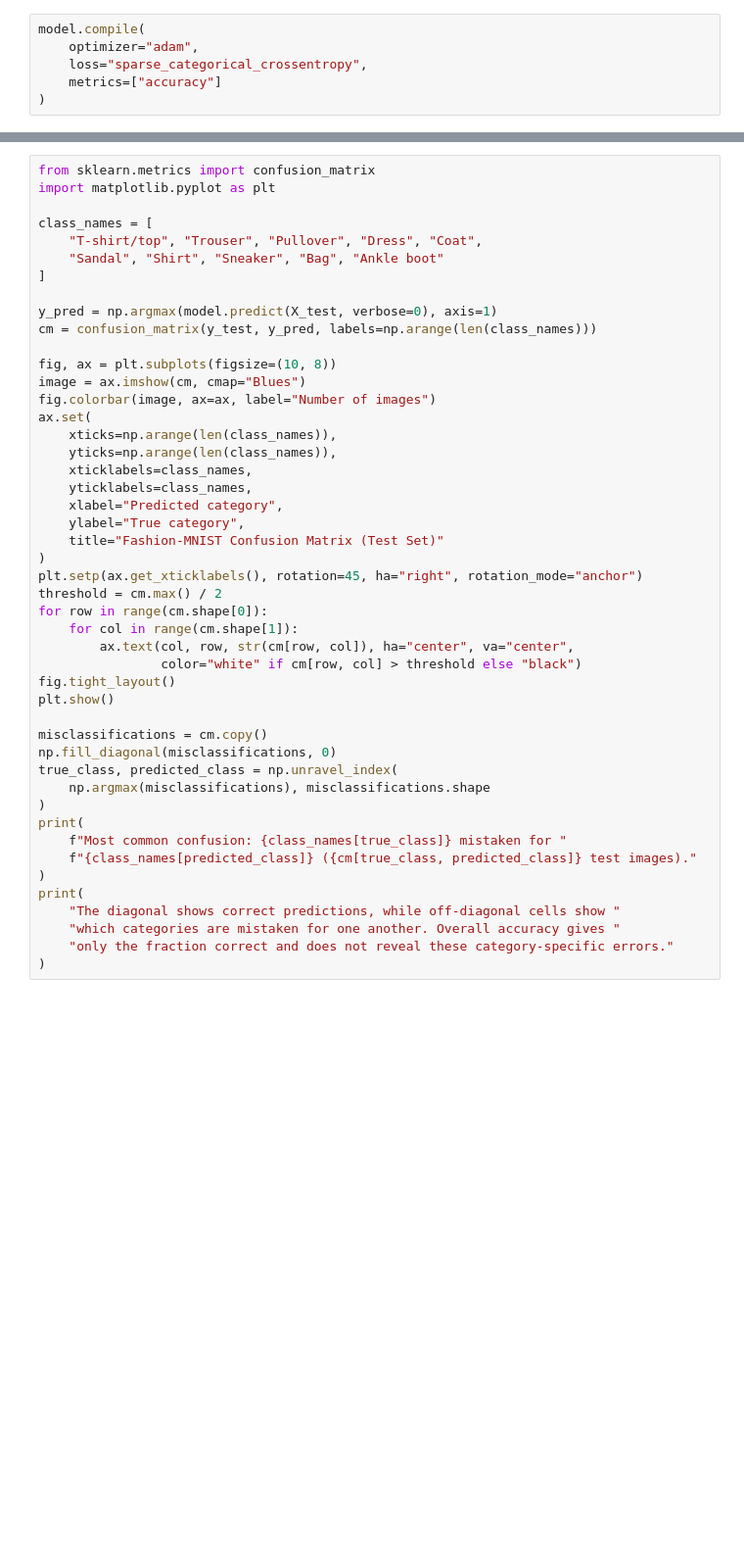
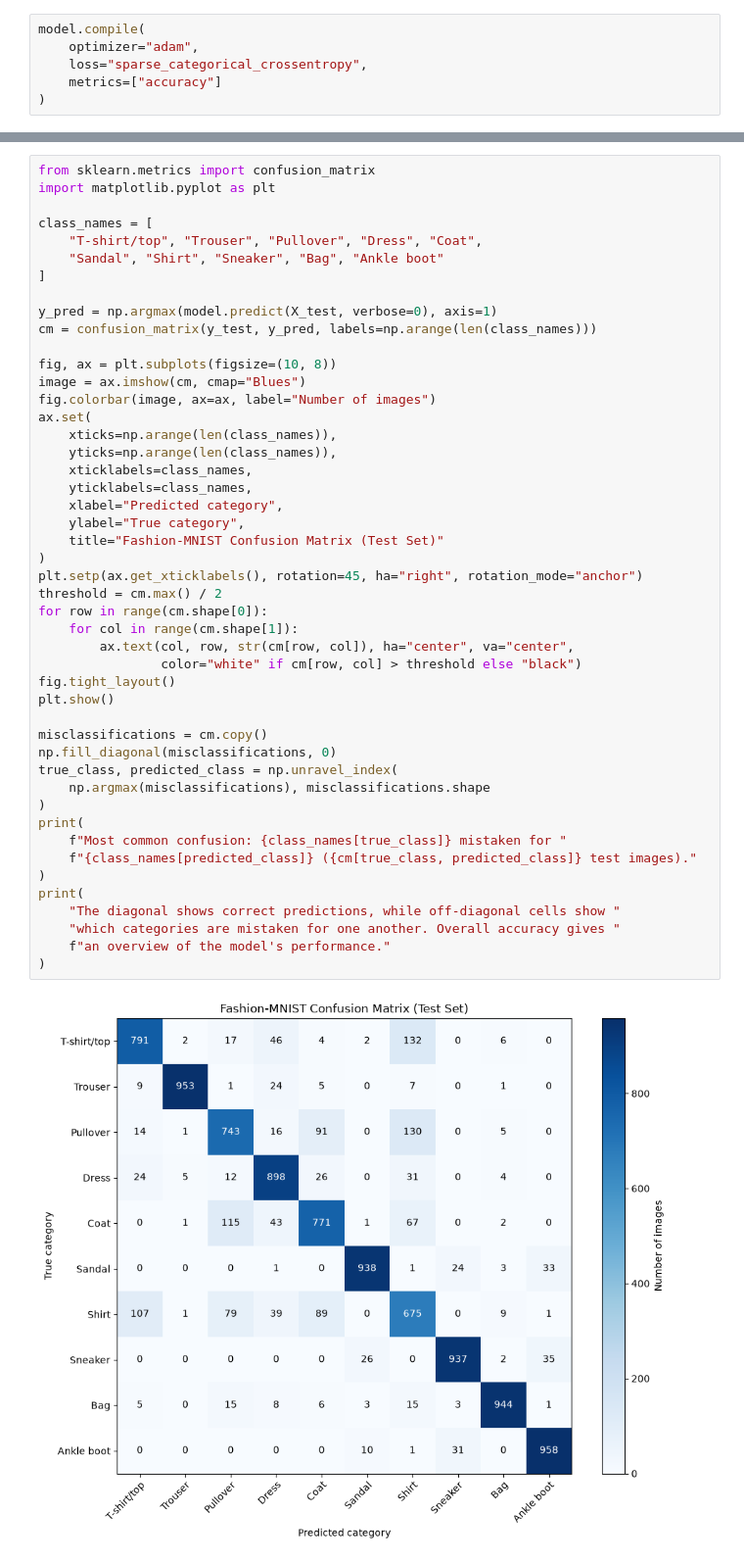
Before and after one commit to Bambi-boy/ml-assignment-3, a Jupyter notebook: ml-assign3.ipynb, the cells around one changed output, grey strips where cells are left out. Shown at 98% size. Drawn from its saved outputs; the diff is of its cells as text; blank space fills up the shorter version.

```diff
--- a/ml-assign3.ipynb
+++ b/ml-assign3.ipynb
@@ -104,31 +104,33 @@ ax.set(
     xticks=np.arange(len(class_names)),
     yticks=np.arange(len(class_names)),
     xticklabels=class_names,
     yticklabels=class_names,
     xlabel="Predicted category",
     ylabel="True category",
     title="Fashion-MNIST Confusion Matrix (Test Set)"
 )
 plt.setp(ax.get_xticklabels(), rotation=45, ha="right", rotation_mode="anchor")
 threshold = cm.max() / 2
 for row in range(cm.shape[0]):
     for col in range(cm.shape[1]):
         ax.text(col, row, str(cm[row, col]), ha="center", va="center",
                 color="white" if cm[row, col] > threshold else "black")
 fig.tight_layout()
 plt.show()
 
 misclassifications = cm.copy()
 np.fill_diagonal(misclassifications, 0)
 true_class, predicted_class = np.unravel_index(
     np.argmax(misclassifications), misclassifications.shape
 )
 print(
     f"Most common confusion: {class_names[true_class]} mistaken for "
     f"{class_names[predicted_class]} ({cm[true_class, predicted_class]} test images)."
 )
 print(
     "The diagonal shows correct predictions, while off-diagonal cells show "
     "which categories are mistaken for one another. Overall accuracy gives "
-    "only the fraction correct and does not reveal these category-specific errors."
+    f"an overview of the model's performance."
 )
+# %% [output]
+[figure, added]
```
Also changed, not shown: parts of 4 cells of this notebook.
